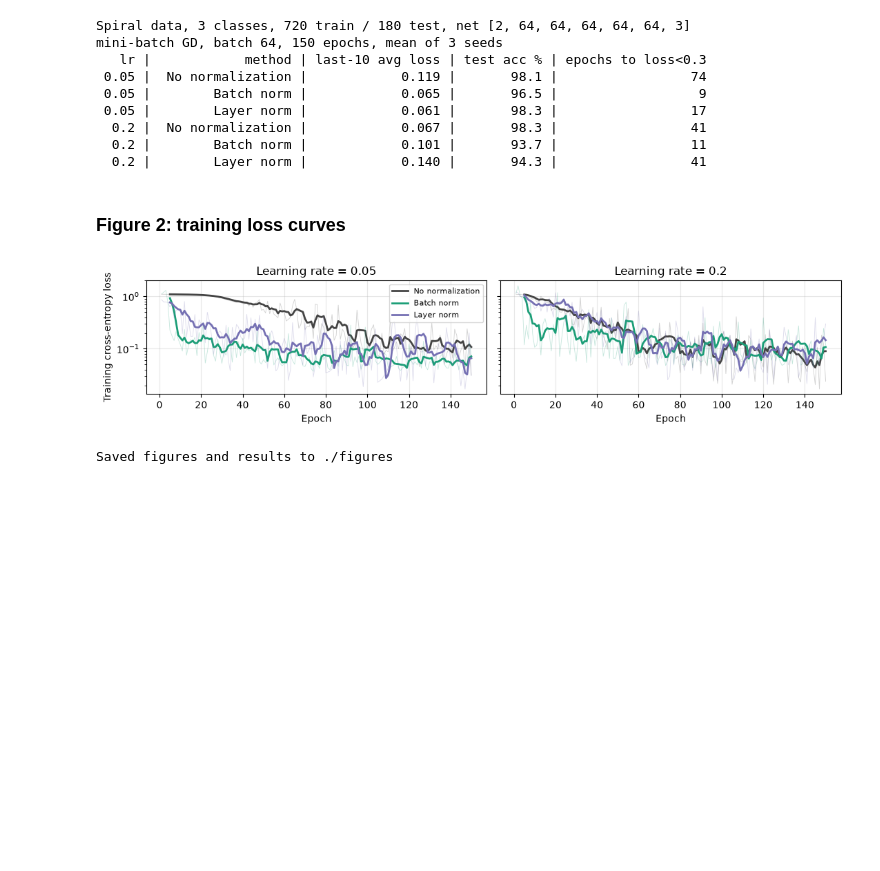
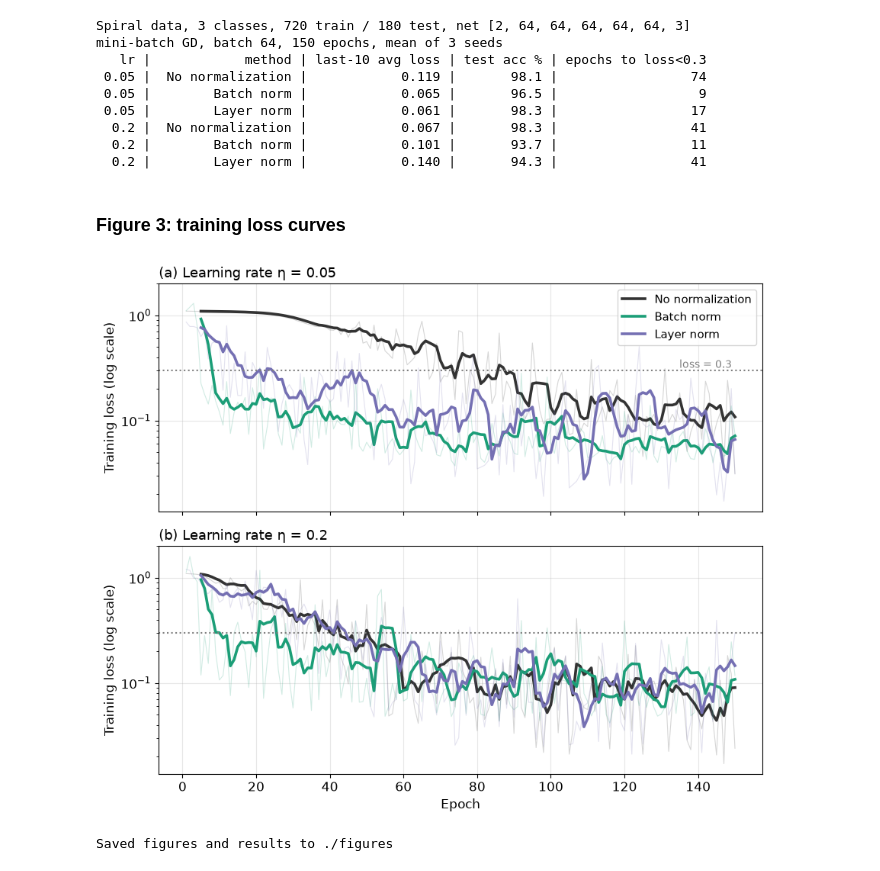
Before and after one commit to SanskritiAcharya/gradient-descent-assignment, a Jupyter notebook: gradient_descent_assignment.ipynb, the cells around one changed output. Saved outputs shown, nothing was run; the diff lists cells and outputs as text; code cells hidden in the pictures; blank space fills up the shorter version.

```diff
--- a/gradient_descent_assignment.ipynb
+++ b/gradient_descent_assignment.ipynb
@@ -13,6 +13,8 @@ Only NumPy and Matplotlib are used, so every gradient is written out by hand. No
 import os
 import numpy as np
 import matplotlib.pyplot as plt
+
+plt.rcParams.update({"font.size": 12, "axes.titlesize": 13, "legend.fontsize": 11})
 
 out_dir = "figures"
 os.makedirs(out_dir, exist_ok=True)
@@ -99,7 +101,7 @@ bumpy_lrs = [0.01, 0.05, 0.10, 0.13, 0.15, 0.20]
 log()
 log("PART 2: non-convex f(x,y) = x^4 - 3x^2 + x + y^2, 500 random starts in [-2,2]^2")
 log(f"{'lr':>6} | {'% reached global min':>21} | {'% local min':>11} | {'% diverged/oscillating':>22}")
-success_rates = {}
+outcome_rates = {}
 for lr in bumpy_lrs:
     got_global = got_local = other = 0
     for s in starts:
@@ -113,7 +115,7 @@ for lr in bumpy_lrs:
         else:
             got_local += 1
     n = len(starts)
-    success_rates[lr] = 100 * got_global / n
+    outcome_rates[lr] = (100 * got_global / n, 100 * got_local / n, 100 * other / n)
     log(f"{lr:>6} | {100*got_global/n:>21.1f} | {100*got_local/n:>11.1f} | {100*other/n:>22.1f}")
 
 # one start inside the global basin: the small lr settles, the big one cannot
@@ -390,27 +430,29 @@ mini-batch GD, batch 64, 150 epochs, mean of 3 seeds
   0.2 |        Batch norm |            0.101 |       93.7 |                 11
   0.2 |        Layer norm |            0.140 |       94.3 |                 41
 # %% [markdown]
-### Figure 2: training loss curves
+### Figure 3: training loss curves
 # %%
-norm_colors = {"none": "#444444", "batch": "#1b9e77", "layer": "#7570b3"}
-fig, axes = plt.subplots(1, 2, figsize=(11, 2.6), sharey=True)
-for ax, lr in zip(axes, nn_lrs):
+norm_colors = {"none": "#333333", "batch": "#1b9e77", "layer": "#7570b3"}
+fig, axes = plt.subplots(2, 1, figsize=(9, 7.5), sharex=True, sharey=True)
+for ax, lr, tag in zip(axes, nn_lrs, ["(a)", "(b)"]):
     for norm in norm_types:
         raw, smooth = curves[(lr, norm)]
-        ax.plot(np.arange(1, epochs + 1), raw, color=norm_colors[norm], lw=0.6, alpha=0.25)
-        ax.plot(np.arange(5, epochs + 1), smooth, color=norm_colors[norm],
-                lw=2, label=nice_name[norm])
-    ax.set_title(f"Learning rate = {lr}")
-    ax.set_xlabel("Epoch")
+        ax.plot(np.arange(1, epochs + 1), raw, color=norm_colors[norm], lw=0.8, alpha=0.2)
+        ax.plot(np.arange(5, epochs + 1), smooth, color=norm_colors[norm], lw=2.6,
+                label=nice_name[norm])
+    ax.axhline(0.3, ls=":", color="grey", lw=1.5)
+    ax.set_title(f"{tag} Learning rate η = {lr}", loc="left")
     ax.set_yscale("log")
+    ax.set_ylabel("Training loss (log scale)")
     ax.grid(alpha=0.3)
-axes[0].set_ylabel("Training cross-entropy loss")
-axes[0].legend(fontsize=8)
+axes[1].set_xlabel("Epoch")
+axes[0].legend(loc="upper right", fontsize=11)
+axes[0].text(150, 0.3, "loss = 0.3 ", ha="right", va="bottom", fontsize=10, color="grey")
 plt.tight_layout()
-plt.savefig(f"{out_dir}/fig2_normalization.png", dpi=200)
+plt.savefig(f"{out_dir}/fig3_normalization.png", dpi=300)
 plt.show()
 # %% [output]
-[figure, old version]
+[figure, new version]
 # %%
 with open(f"{out_dir}/results.txt", "w") as f:
     f.write("\n".join(results_log) + "\n")
```
Also changed, not shown: parts of 4 cells of this notebook, 5 other files.
